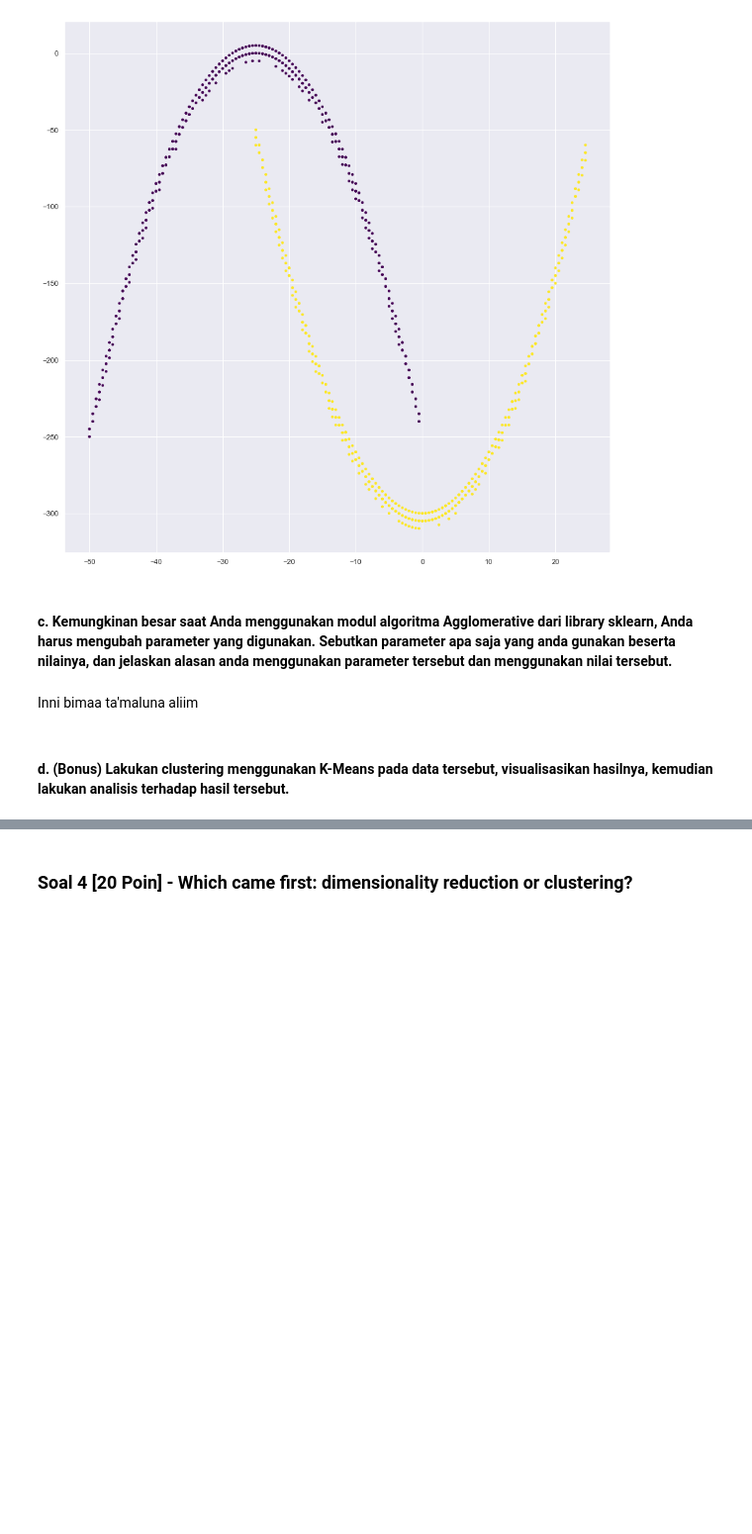
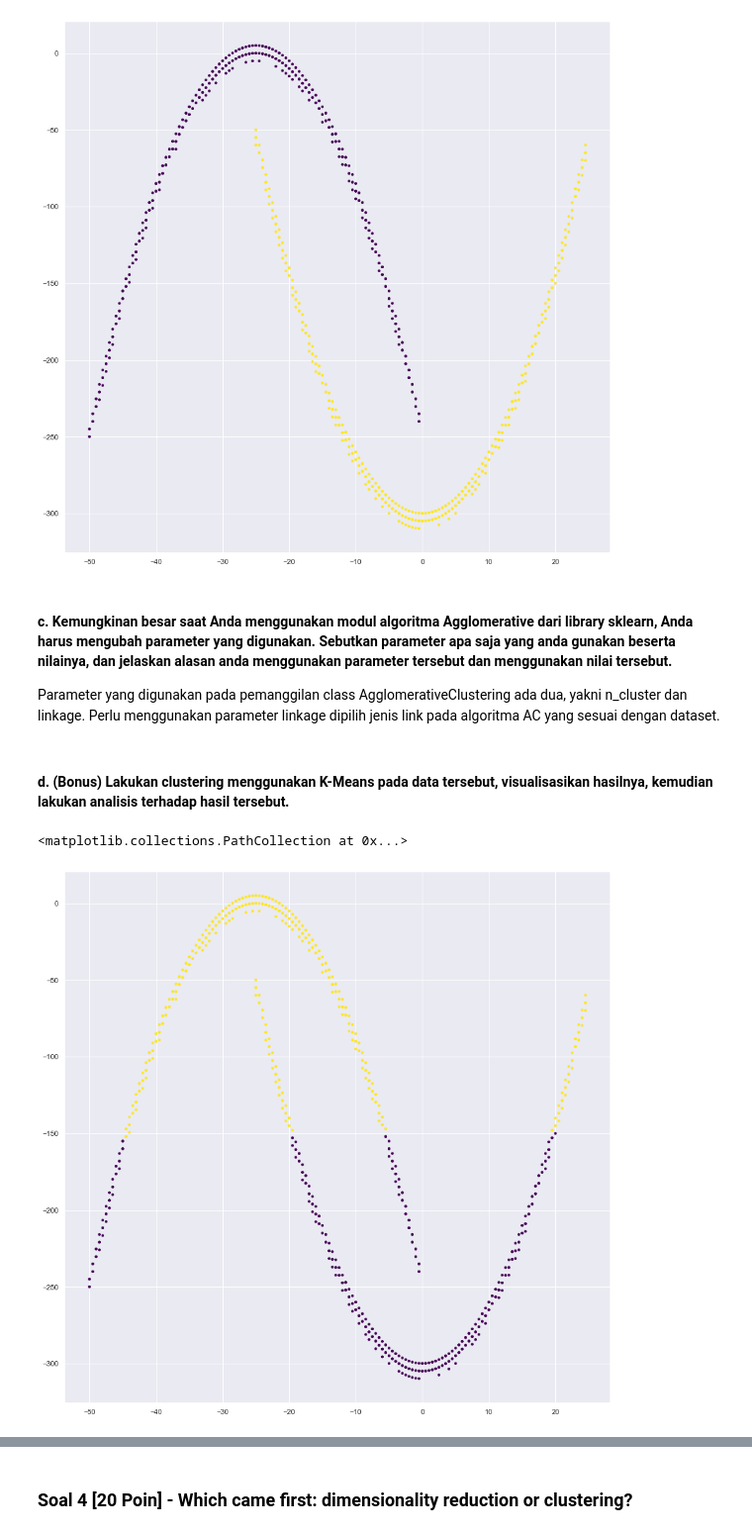
Before and after one commit to fahdikrie/kasdd212, a Jupyter notebook: Tugas/Tugas 2/D_Tugas2_1906398370_Fahdii Ajmalal Fikrie.ipynb, the cells around one changed output, grey strips where cells are left out. Shown at 99% size. Drawn from its saved outputs; the diff is of its cells as text; code cells hidden in the pictures; blank space fills up the shorter version.

```diff
--- a/Tugas/Tugas 2/D_Tugas2_1906398370_Fahdii Ajmalal Fikrie.ipynb
+++ b/Tugas/Tugas 2/D_Tugas2_1906398370_Fahdii Ajmalal Fikrie.ipynb
@@ -206,7 +226,19 @@ plt.scatter(soal3_df['x'],soal3_df['y'], c=c_map, s=10, cmap='viridis')
 [figure]
 # %% [markdown]
 #### c. Kemungkinan besar saat Anda menggunakan modul algoritma Agglomerative dari library sklearn, Anda harus mengubah parameter yang digunakan. Sebutkan parameter apa saja yang anda gunakan beserta nilainya, dan jelaskan alasan anda menggunakan parameter tersebut dan menggunakan nilai tersebut.
+
+Parameter yang digunakan pada pemanggilan class AgglomerativeClustering ada dua, yakni n_cluster dan linkage. Perlu menggunakan parameter linkage dipilih jenis link pada algoritma AC yang sesuai dengan dataset.
-# %% [markdown]
-Inni bimaa ta'maluna aliim
 # %% [markdown]
 #### d. (Bonus) Lakukan clustering menggunakan K-Means pada data tersebut, visualisasikan hasilnya, kemudian lakukan analisis terhadap hasil tersebut.
+# %%
+# Melakukan pemrosesan k-means clustering kepada dataset soal2
+processor_km = KMeans(n_clusters=2)
+soal3_df_kmeans_clustered = processor_km.fit(soal3_df)
+# %%
+# Melakukan visualisasi hasil k-means clustering
+c_map = processor_km.predict(soal3_df)
+plt.figure(figsize=(15, 15))
+plt.scatter(soal3_df['x'], soal3_df['y'], c=c_map, s=10, cmap='viridis')
+# %% [output]
+<matplotlib.collections.PathCollection at 0x...>
+[figure, added]
```
Also changed, not shown: parts of 12 cells of this notebook, 1 other file.
